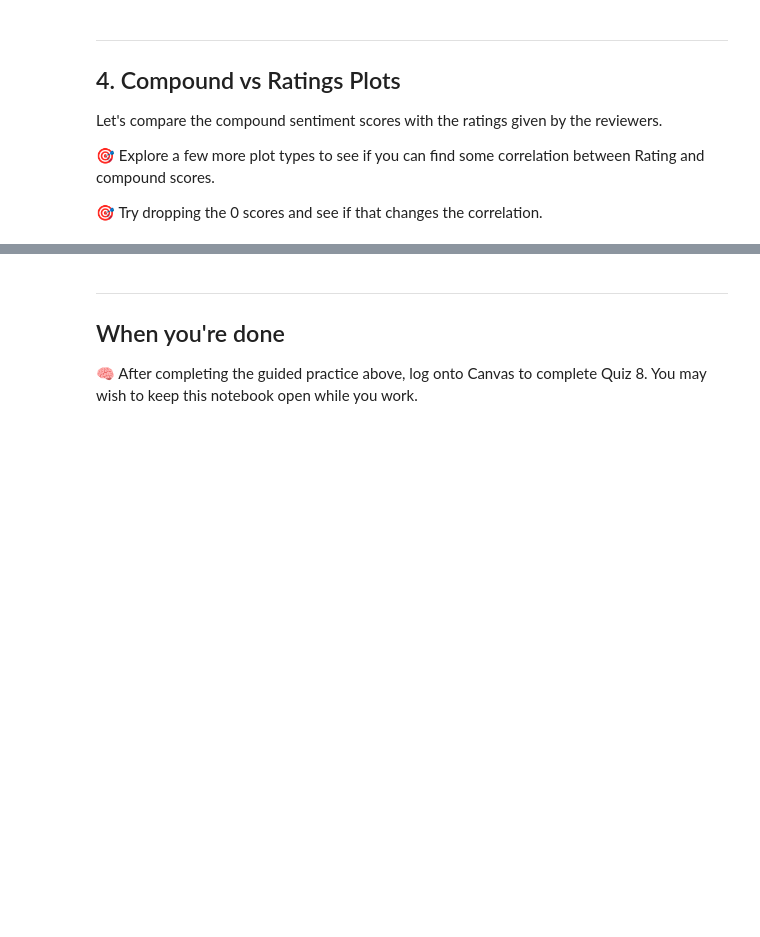
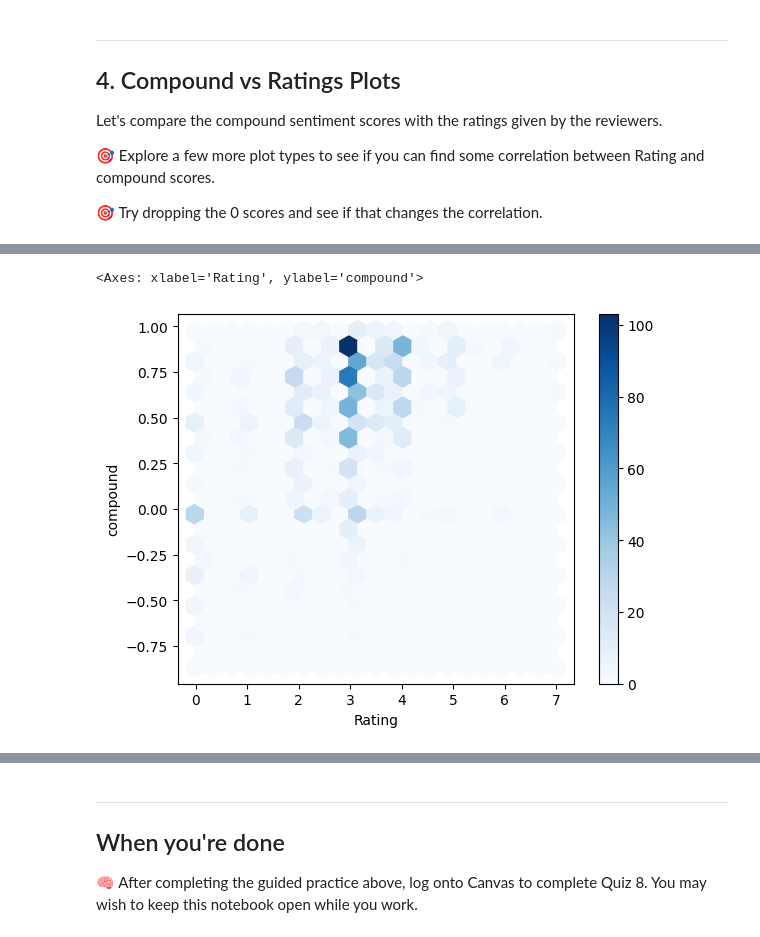
Before and after one commit to BJBranta/DS710, a Jupyter notebook: assignment8/Notebook_8.ipynb, the cells around one changed output, grey strips where cells are left out. Drawn from its saved outputs; the diff is of its cells as text; code cells hidden in the pictures; blank space fills up the shorter version.

```diff
--- a/assignment8/Notebook_8.ipynb
+++ b/assignment8/Notebook_8.ipynb
@@ -171,7 +262,11 @@ scores = []
 for review in wine_df["Prepared Text"]:
     scores.append(analyzer(review))
 
-wine_df = pd.concat
+# Convert list of dictionaries to a DataFrame
+scores_df = pd.DataFrame(scores)
+
+# Add the new columns to wine_df
+wine_df = pd.concat([wine_df, scores_df], axis=1)
 # %% [markdown]
 ---
 
@@ -186,0 +285,10 @@ wine_df.plot.scatter(x="Rating",y="compound")
+# %%
+wine_df.plot.hexbin(
+    x="Rating",
+    y="compound",
+    gridsize=20,
+    cmap="Blues"
+)
+# %% [output]
+<Axes: xlabel='Rating', ylabel='compound'>
+[figure, added]
```
Also changed, not shown: parts of 19 cells of this notebook, 7 other files.
